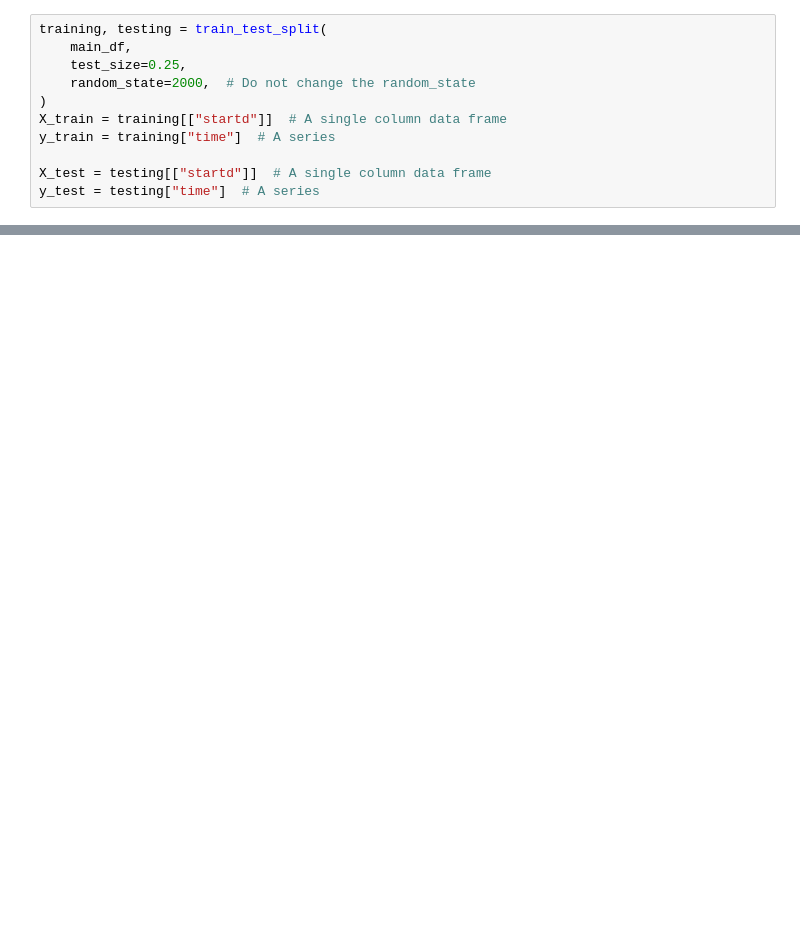
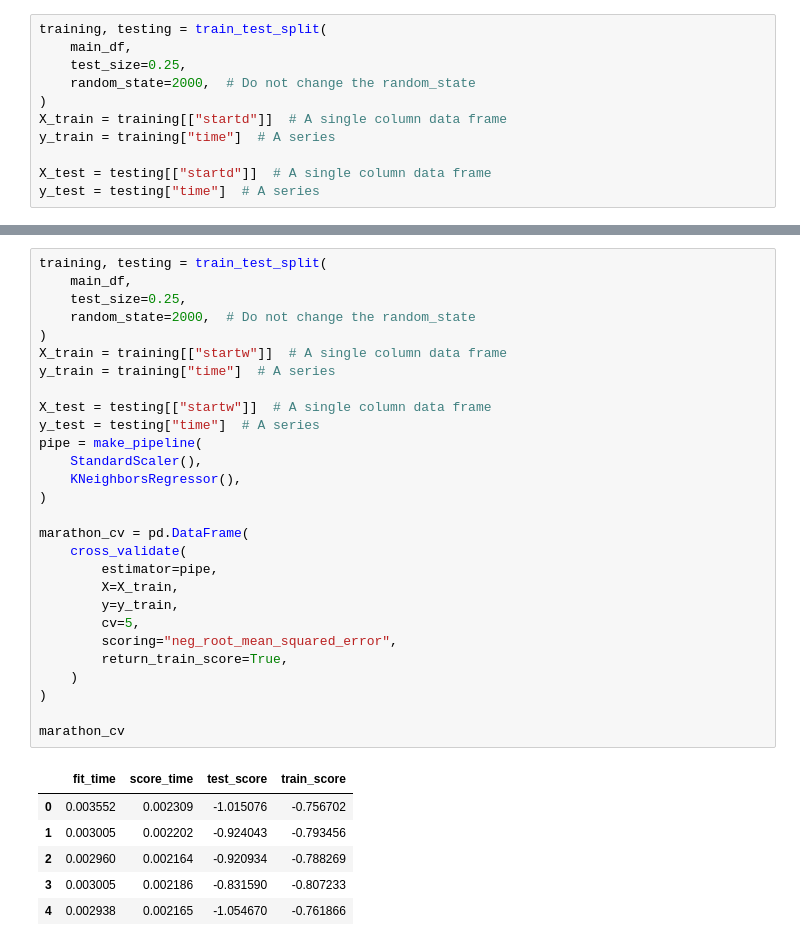
Before and after one commit to aaronbpham/dsci-100-2025w1-group-18, a Jupyter notebook: main.ipynb, the cells around one changed output, grey strips where cells are left out. Drawn from its saved outputs; the diff is of its cells as text; blank space fills up the shorter version.

```diff
--- a/main.ipynb
+++ b/main.ipynb
@@ -344,0 +407,35 @@ marathon_plot
+# %%
+training, testing = train_test_split(
+    main_df,
+    test_size=0.25,
+    random_state=2000,  # Do not change the random_state
+)
+X_train = training[["startw"]]  # A single column data frame
+y_train = training["time"]  # A series
+
+X_test = testing[["startw"]]  # A single column data frame
+y_test = testing["time"]  # A series
+pipe = make_pipeline(
+    StandardScaler(),
+    KNeighborsRegressor(),
+)
+
+marathon_cv = pd.DataFrame(
+    cross_validate(
+        estimator=pipe,
+        X=X_train,
+        y=y_train,
+        cv=5,
+        scoring="neg_root_mean_squared_error",
+        return_train_score=True,
+    )
+)
+
+marathon_cv
+# %% [output]
+|  | fit_time | score_time | test_score | train_score |
+| 0 | 0.003552 | 0.002309 | -1.015076 | -0.756702 |
+| 1 | 0.003005 | 0.002202 | -0.924043 | -0.793456 |
+| 2 | 0.002960 | 0.002164 | -0.920934 | -0.788269 |
+| 3 | 0.003005 | 0.002186 | -0.831590 | -0.807233 |
+| 4 | 0.002938 | 0.002165 | -1.054670 | -0.761866 |
```
Also changed, not shown: parts of 10 cells of this notebook.
